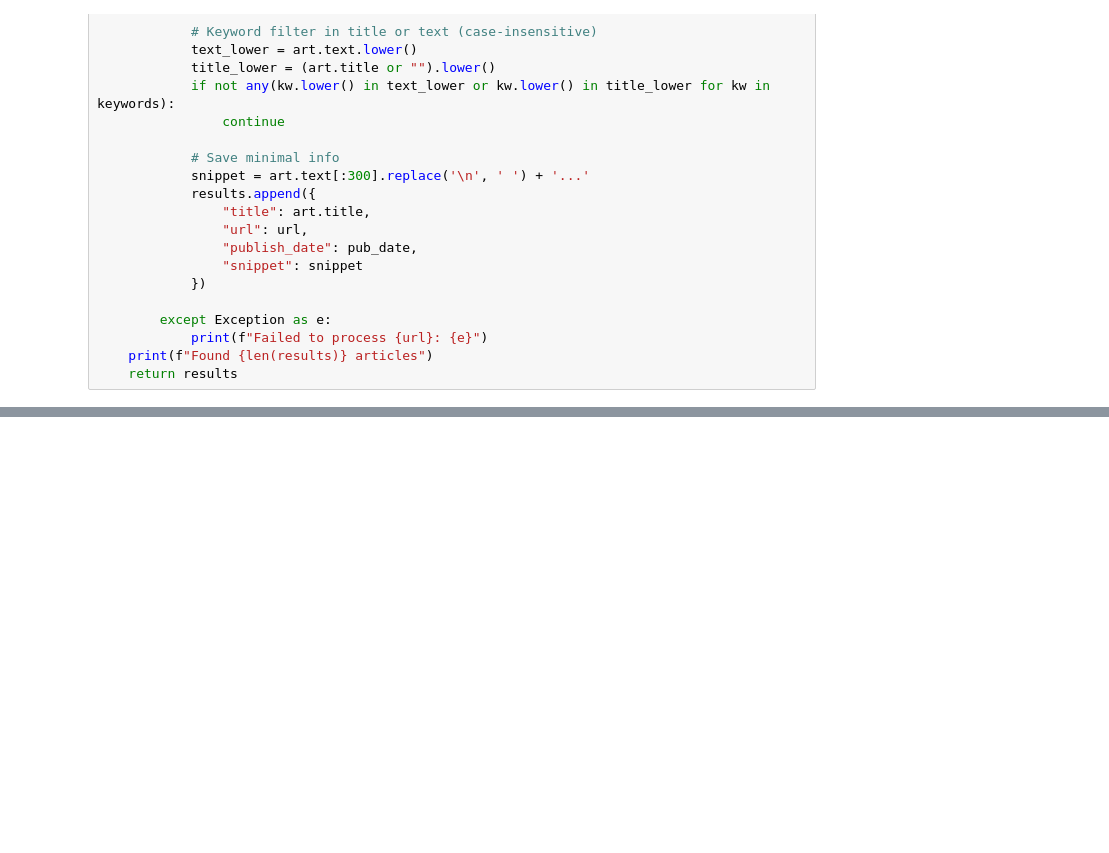
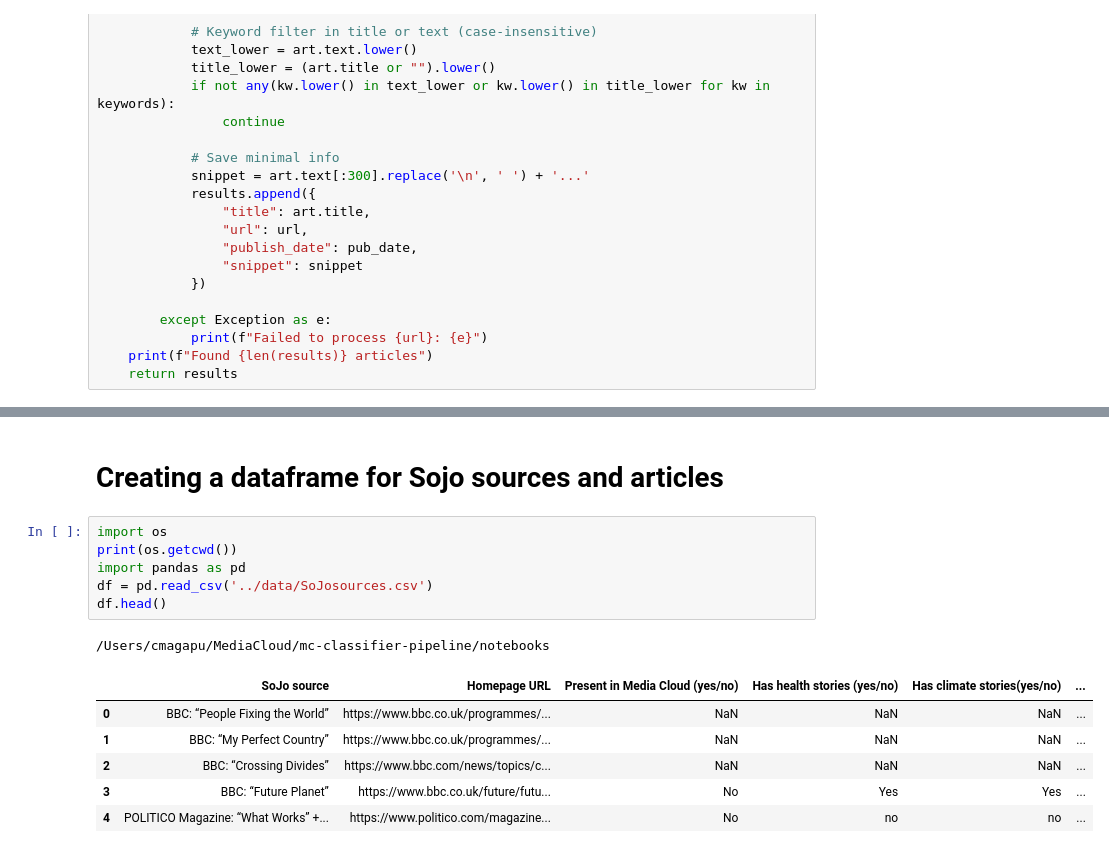
Before and after one commit to UMassCDS/mc-classifier-pipeline, a Jupyter notebook: notebooks/exploration.ipynb, the cells around one changed output, grey strips where cells are left out. Saved outputs shown, nothing was run; the diff lists cells and outputs as text; blank space fills up the shorter version.

```diff
--- a/notebooks/exploration.ipynb
+++ b/notebooks/exploration.ipynb
@@ -595,0 +720,16 @@ for url, title in results:
+# %% [markdown]
+# Creating a dataframe for Sojo sources and articles
+# %%
+import os
+print(os.getcwd())
+import pandas as pd
+df = pd.read_csv('../data/SoJosources.csv')
+df.head()
+# %% [output]
+/Users/cmagapu/MediaCloud/mc-classifier-pipeline/notebooks
+|  | SoJo source | Homepage URL | Present in Media Cloud (yes/no) | Has health stories (yes/no) | Has climate stories(yes/no) | ... |
+| 0 | BBC: “People Fixing the World” | https://www.bbc.co.uk/programmes/... | NaN | NaN | NaN | ... |
+| 1 | BBC: “My Perfect Country” | https://www.bbc.co.uk/programmes/... | NaN | NaN | NaN | ... |
+| 2 | BBC: “Crossing Divides” | https://www.bbc.com/news/topics/c... | NaN | NaN | NaN | ... |
+| 3 | BBC: “Future Planet” | https://www.bbc.co.uk/future/futu... | No | Yes | Yes | ... |
+| 4 | POLITICO Magazine: “What Works” +... | https://www.politico.com/magazine... | No | no | no | ... |
```
Also changed, not shown: parts of 25 cells of this notebook, 2 other files.
